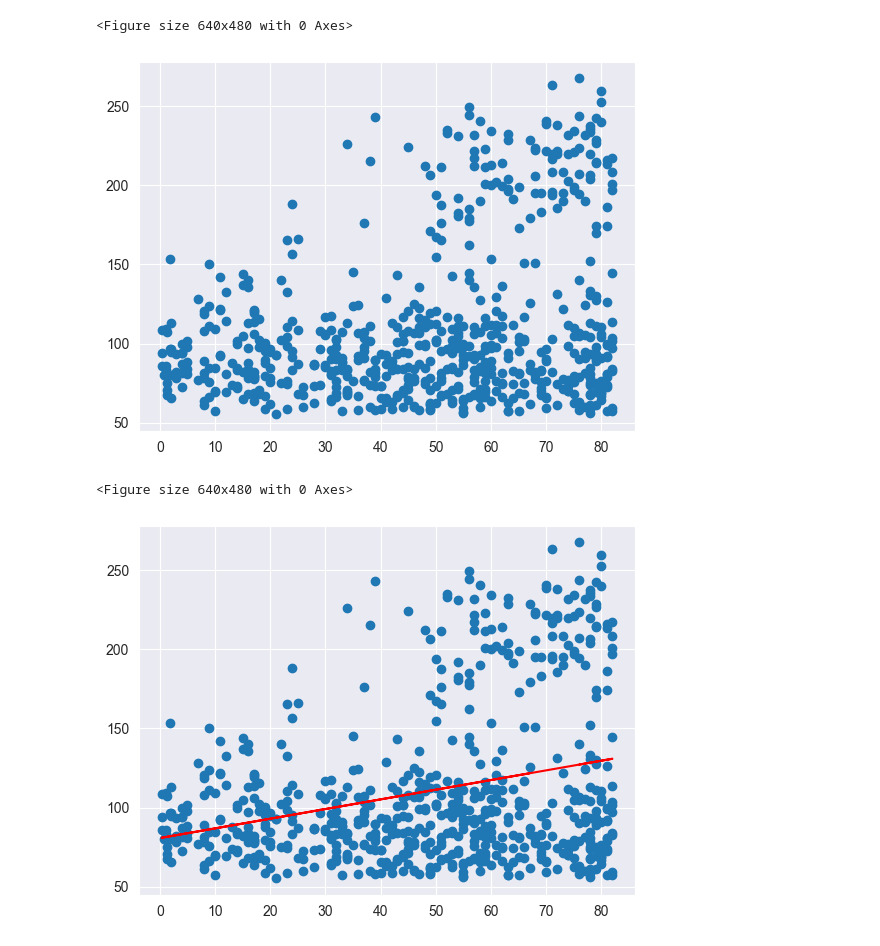
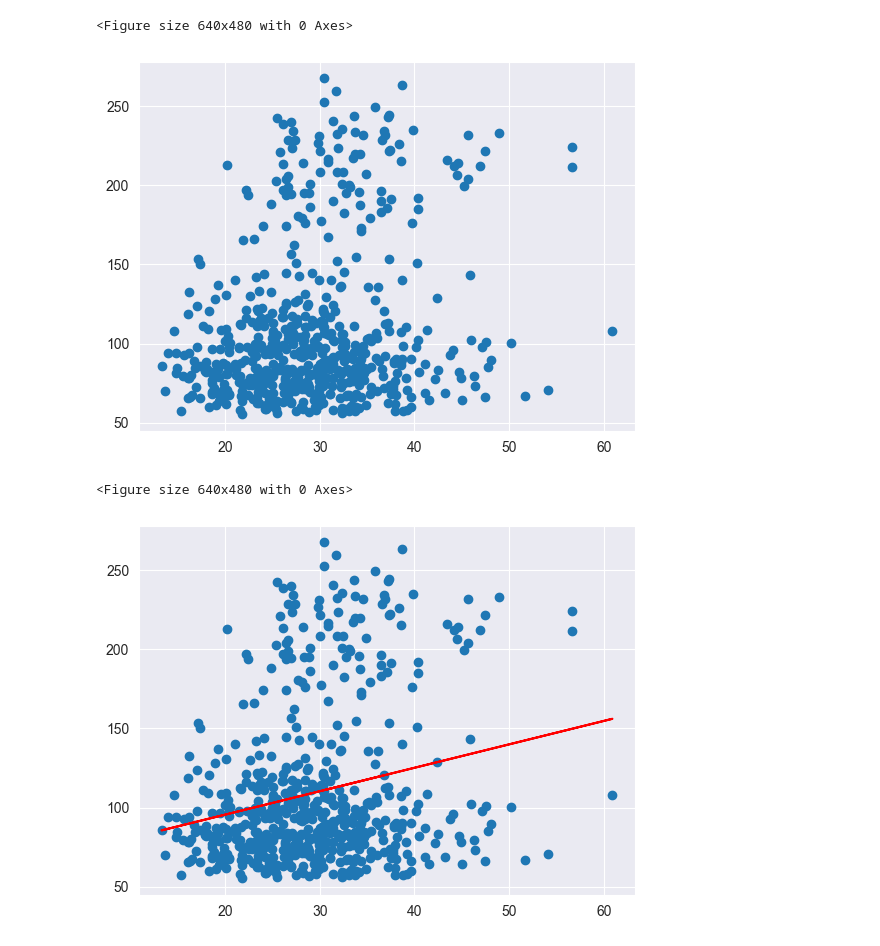
Before and after one commit to alxgarci/estadistica_diabetes, a Jupyter notebook: CODIGO/analisis_strokes.ipynb, the cells around one changed output. Saved outputs shown, nothing was run; the diff lists cells and outputs as text; code cells hidden in the pictures.

```diff
--- a/CODIGO/analisis_strokes.ipynb
+++ b/CODIGO/analisis_strokes.ipynb
@@ -14,7 +14,8 @@ from sklearn.linear_model import LinearRegression
 warnings.filterwarnings('ignore')
 # %%
 # Importamos nuestros datos desde el csv
-stroke_original = p.read_csv("stroke.csv")
+stroke_original = p.read_csv("stroke.csv", na_values=[np.nan])
+
 stroke_original.drop("id", axis="columns", inplace=True)
 stroke_original.gender = [1 if each == "Male" else 0 for each in stroke_original.gender]
 stroke_original.ever_married = [1 if each == "Yes" else 0 for each in stroke_original.ever_married]
@@ -23,7 +24,10 @@ stroke_original.Residence_type = [1 if each == "Urban" else 0 for each in stroke
 stroke_original.smoking_status = [1 if each == "formerly smoked" else 0 for each in stroke_original.smoking_status]
 # Quitamos la columna "Outcome" ya que no nos servirá para nuestro estudio estadístico
 # stroke = stroke_original.drop("stroke", axis="columns")
-stroke = stroke_original.dropna(axis=1)
+
+
+stroke = stroke_original.dropna(axis="rows")
+# stroke
 stroke
 # %% [output]
 |  | gender | age | hypertension | heart_disease | ever_married | work_type | Residence_type | ... |
@@ -125,7 +132,7 @@ count_an = sb.countplot(x="gender", data=stroke)
 count_an.set_xticklabels(labels=["Female", "Male"])
 count_an.set(xlabel="gender", ylabel="Personas")
 
-for x in stroke.columns.drop(["age", "avg_glucose_level", "gender"]):
+for x in stroke.columns.drop(["age", "avg_glucose_level", "gender", "bmi"]):
     plot.figure()
     count_an = sb.countplot(x=x, data=stroke)
     count_an.set_xticklabels(labels=["No", "Yes"])
@@ -176,24 +183,24 @@ sb.pairplot(stroke)
 # Encontramos que age y ever_married tienen una alta correlacion, imprimimos su correlacion en grafica
 # sb.scatterplot(stroke, x="age", y="avg_glucose_level")
 
-plot.scatter(x=stroke["age"], y=stroke["avg_glucose_level"])
+plot.scatter(x=stroke["bmi"], y=stroke["avg_glucose_level"])
 plot.figure()
 # %% [output]
 <Figure size 640x480 with 0 Axes>
-[figure, old version]
+[figure, new version]
 <Figure size 640x480 with 0 Axes>
 # %%
-slope, intercept, r, p, std_err = stats.linregress(stroke["age"], stroke["avg_glucose_level"])
+slope, intercept, r, p, std_err = stats.linregress(stroke["bmi"], stroke["avg_glucose_level"])
 
 def myfunc(x):
   return slope * x + intercept
 
-mymodel = list(map(myfunc, stroke["age"]))
-plot.scatter(stroke["age"], stroke["avg_glucose_level"])
-plot.plot(stroke["age"], mymodel, "r")
+mymodel = list(map(myfunc, stroke["bmi"]))
+plot.scatter(stroke["bmi"], stroke["avg_glucose_level"])
+plot.plot(stroke["bmi"], mymodel, "r")
 plot.show()
 # %% [output]
-[figure, old version]
+[figure, new version]
 # %%
 # TODO:
 # ✓Un análisis de regresión para las dos variables continuas, así como su gráfico de dispersión y el
```
Also changed, not shown: parts of 7 cells of this notebook, 1 other file.
